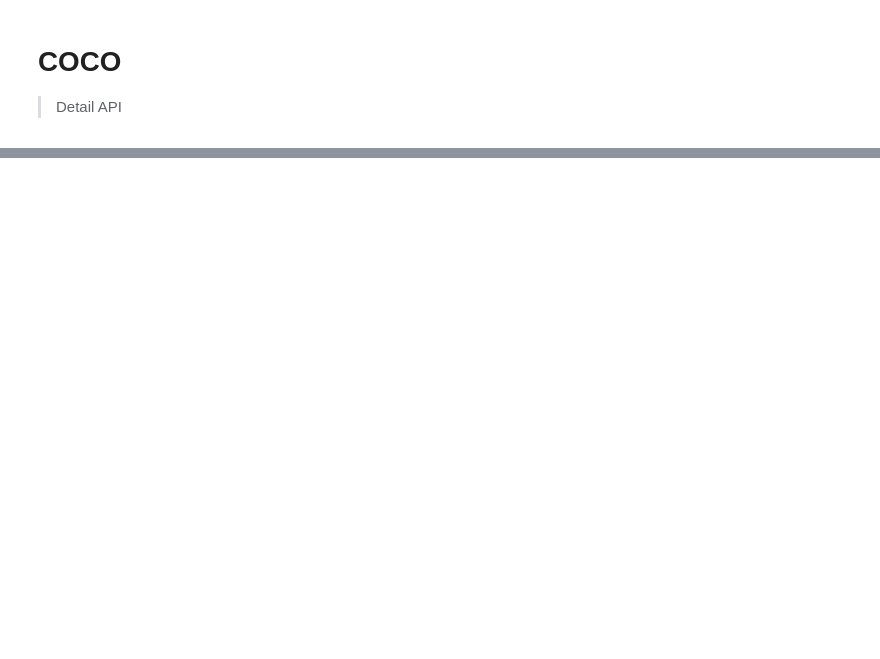
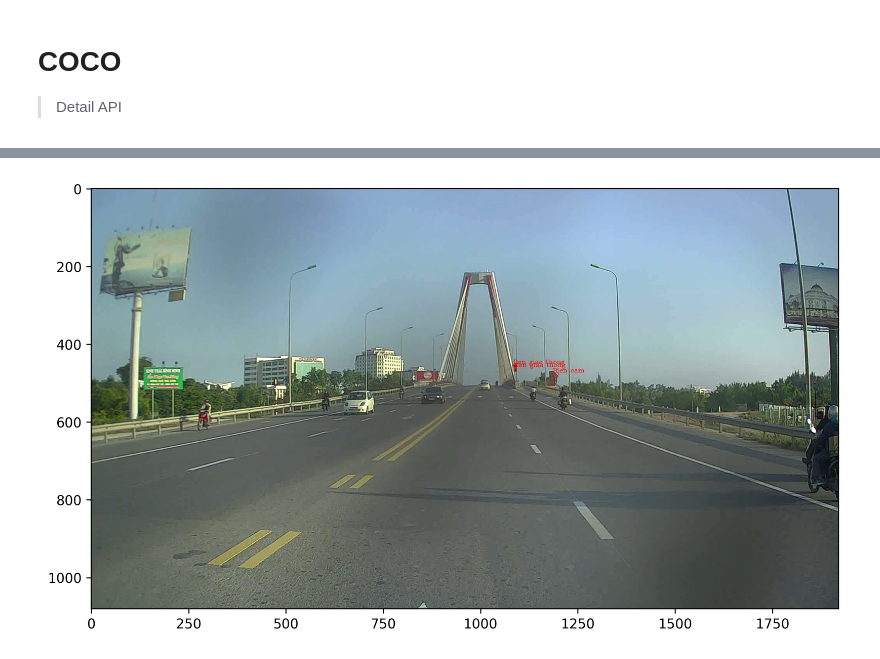
Before and after one commit to anhvth/avcv, a Jupyter notebook: nbs/05_coco_dataset.ipynb, the cells around one changed output, grey strips where cells are left out. Cells and saved outputs as stored; diff of their text form; code cells hidden in the pictures; blank space fills up the shorter version.

```diff
--- a/nbs/05_coco_dataset.ipynb
+++ b/nbs/05_coco_dataset.ipynb
@@ -133,0 +267,33 @@ with open(out_dir+'/README.md', 'w') as f:
+# %%
+#export
+class DiagnoseCoco(CocoDataset):
+    COLORS = dict(
+        FN='red',
+        FP='yellow',
+    )
+
+    def find_false_samples(self, img_id, score_thr=0.05, visualize=True):
+        assert self.gt is not None
+        assert self.pred is not None
+        pred_anns = self.pred.loadAnns(self.pred.getAnnIds(img_id))
+        gt_anns = self.gt.loadAnns(self.gt.getAnnIds(img_id))
+
+        pred_bboxes = get_bboxes(pred_anns, score_thr=score_thr, mode='xyxy')
+        pred_bboxes = torch.from_numpy(pred_bboxes).cuda().float()
+
+        gt_bboxes = get_bboxes(gt_anns, mode='xyxy')
+        gt_bboxes = torch.from_numpy(gt_bboxes).cuda().float()
+        with torch.no_grad():
+            ious = bbox_overlaps(pred_bboxes, gt_bboxes).cpu().numpy()
+
+        fn_anns = [gt_anns[i] for i, m in enumerate((ious > 0.5).sum(0)) if m == 0]
+        fp_anns = [pred_anns[i] for i, m in enumerate((ious > 0.5).sum(1)) if m == 0]
+        tp_anns = [ann for ann in gt_anns if not ann in fn_anns]
+        result = dict(fn=fn_anns, fp=fp_anns, tp = tp_anns)
+        if visualize:
+            vis_img = self.visualize(img_id, anns=fn_anns, color=self.COLORS['FN'], show=False)
+            vis_img = self.visualize(img_id,  anns=tp_anns,img=vis_img, show=False,)
+            vis_img = self.visualize(img_id, anns=fp_anns, dpi=150,color=self.COLORS['FP'], show=False, img=vis_img)
+            vis_img = vis_img[...,::-1].copy()
+            result['vis_img'] = vis_img
+        return result
@@ -133,0 +306,2 @@ with open(out_dir+'/README.md', 'w') as f:
+# %%
+dc = DiagnoseCoco('/data/tsd/annotations/test.json', '/data/tsd/test-images/', pred='YOLOX_outputs/yolox_ls_tsd_dw_debug/best_ckpt.pth_eval_test_out.pkl')
@@ -133,0 +317,5 @@ with open(out_dir+'/README.md', 'w') as f:
+# %%
+result = dc.find_false_samples(dc.img_ids[105], 0.7)
+av_show(result['vis_img'])
+# %% [output]
+[figure, added]
```
Also changed, not shown: parts of 28 cells of this notebook, 6 other files.
